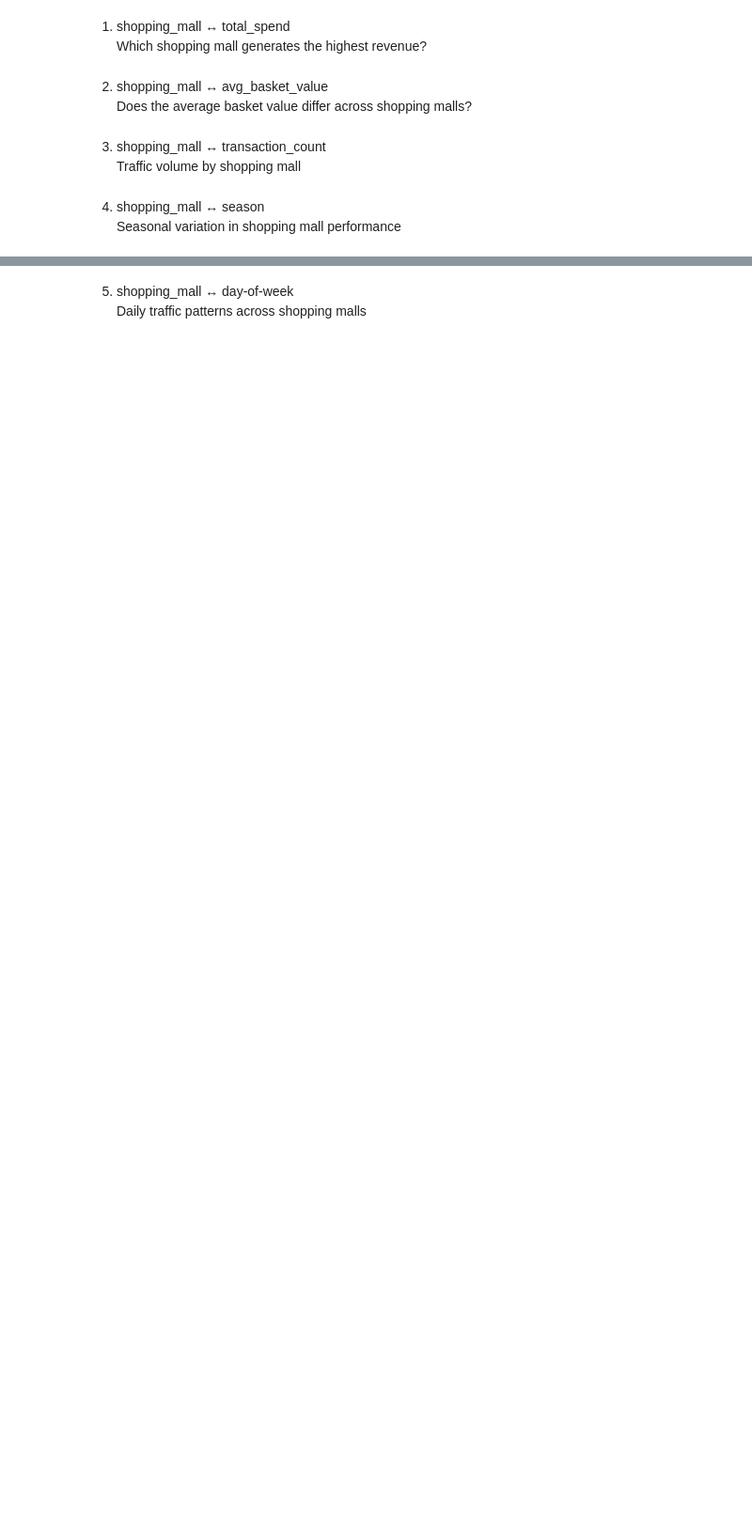
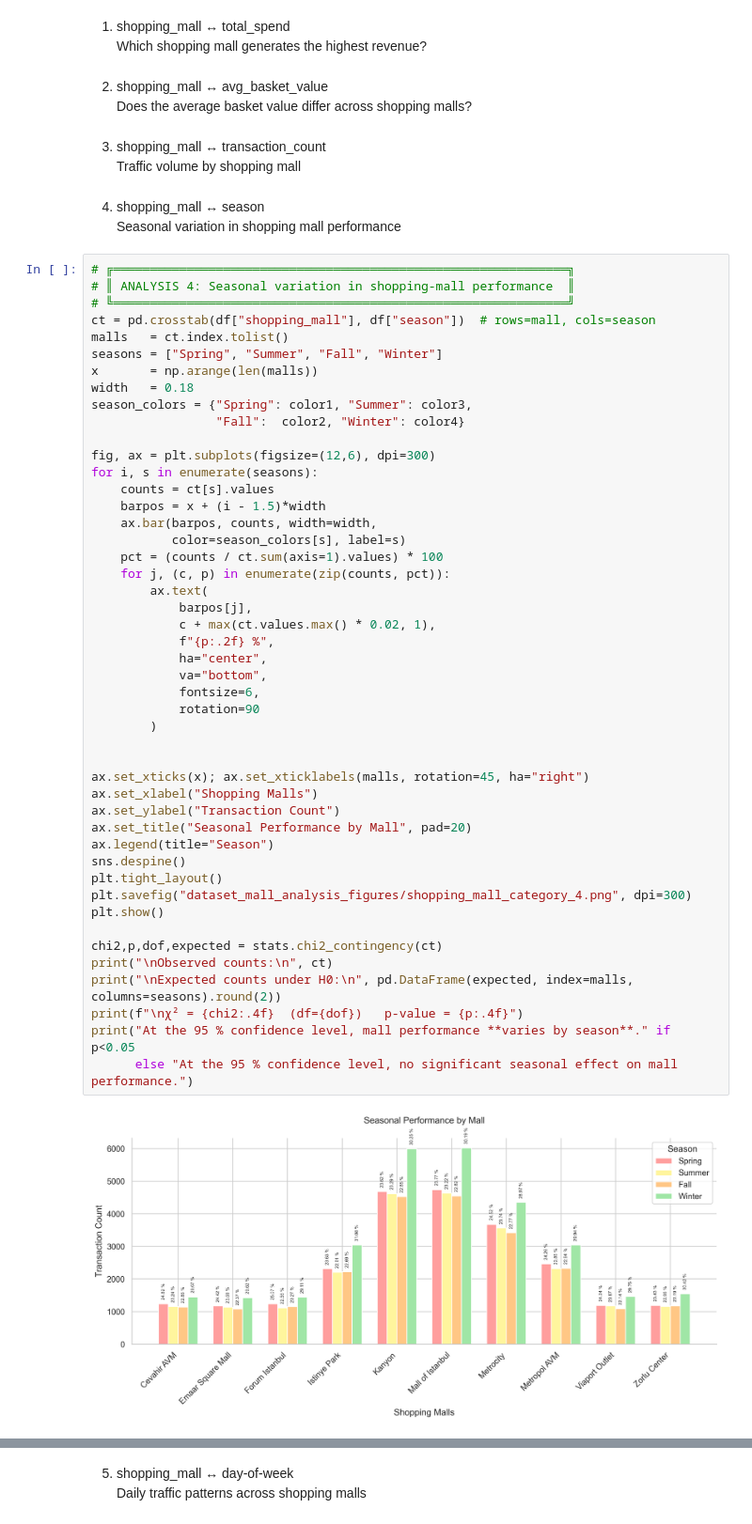
Before and after one commit to ebrarsudedogan/Mining-Retail-Behavior-in-Istanbul-Malls-Using-Consumer-Sentiment-Indices, a Jupyter notebook: data_analysis/dataset_mall_analysis.ipynb, the cells around one changed output, grey strips where cells are left out. Shown at 94% size. Saved outputs shown, nothing was run; the diff lists cells and outputs as text; blank space fills up the shorter version.

```diff
--- a/data_analysis/dataset_mall_analysis.ipynb
+++ b/data_analysis/dataset_mall_analysis.ipynb
@@ -12,3 +33,52 @@ Traffic volume by shopping mall
 # %% [markdown]
 4. shopping_mall ↔ season <br>
 Seasonal variation in shopping mall performance
+# %%
+# ╔══════════════════════════════════════════════════════════════╗
+# ║ ANALYSIS 4: Seasonal variation in shopping-mall performance  ║
+# ╚══════════════════════════════════════════════════════════════╝
+ct = pd.crosstab(df["shopping_mall"], df["season"])  # rows=mall, cols=season
+malls   = ct.index.tolist()
+seasons = ["Spring", "Summer", "Fall", "Winter"]
+x       = np.arange(len(malls))
+width   = 0.18
+season_colors = {"Spring": color1, "Summer": color3,
+                 "Fall":  color2, "Winter": color4}
+
+fig, ax = plt.subplots(figsize=(12,6), dpi=300)
+for i, s in enumerate(seasons):
+    counts = ct[s].values
+    barpos = x + (i - 1.5)*width
+    ax.bar(barpos, counts, width=width,
+           color=season_colors[s], label=s)
+    pct = (counts / ct.sum(axis=1).values) * 100
+    for j, (c, p) in enumerate(zip(counts, pct)):
+        ax.text(
+            barpos[j],
+            c + max(ct.values.max() * 0.02, 1),
+            f"{p:.2f} %",
+            ha="center",
+            va="bottom",
+            fontsize=6,
+            rotation=90
+        )
+
+
+ax.set_xticks(x); ax.set_xticklabels(malls, rotation=45, ha="right")
+ax.set_xlabel("Shopping Malls")
+ax.set_ylabel("Transaction Count")
+ax.set_title("Seasonal Performance by Mall", pad=20)
+ax.legend(title="Season")
+sns.despine()
+plt.tight_layout()
+plt.savefig("dataset_mall_analysis_figures/shopping_mall_category_4.png", dpi=300)
+plt.show()
+
+chi2,p,dof,expected = stats.chi2_contingency(ct)
+print("\nObserved counts:\n", ct)
+print("\nExpected counts under H0:\n", pd.DataFrame(expected, index=malls, columns=seasons).round(2))
+print(f"\nχ² = {chi2:.4f}  (df={dof})   p-value = {p:.4f}")
+print("At the 95 % confidence level, mall performance **varies by season**." if p<0.05
+      else "At the 95 % confidence level, no significant seasonal effect on mall performance.")
+# %% [output]
+[figure, added]
```
Also changed, not shown: parts of 4 cells of this notebook, 5 other files.
